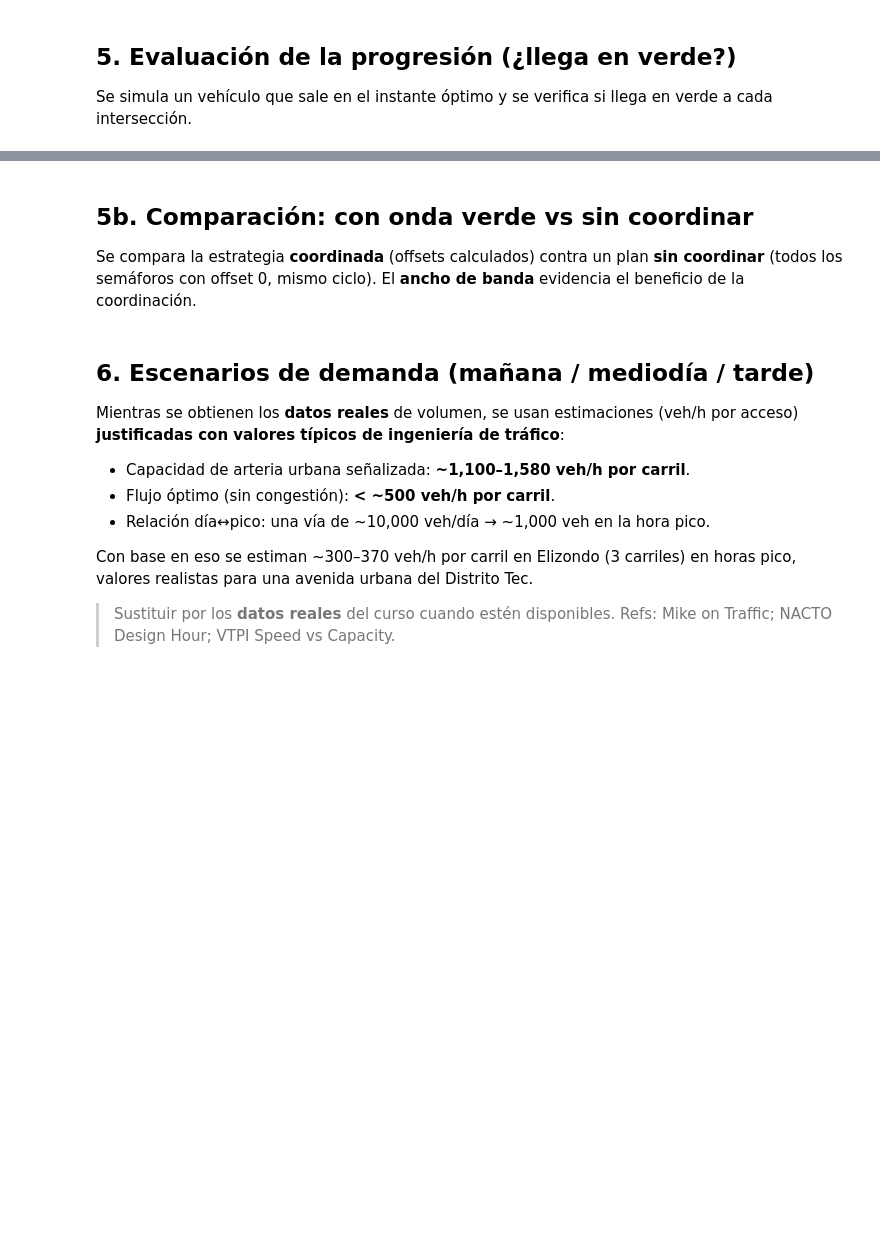
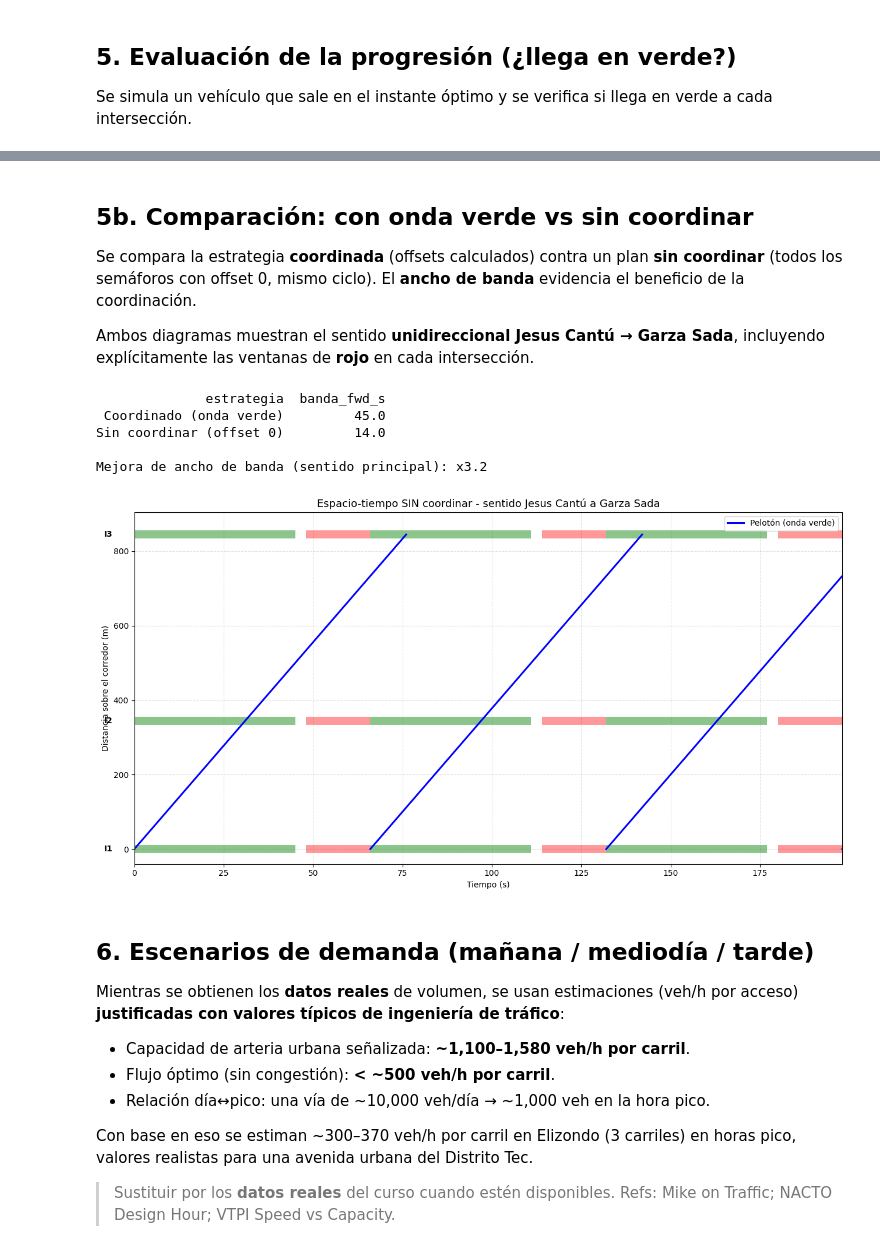
Before and after one commit to ernesovalle21/M4_Cruce, a Jupyter notebook: Analisis/OndaVerde_Elizondo.ipynb, the cells around one changed output, grey strips where cells are left out. Cells and saved outputs as stored; diff of their text form; code cells hidden in the pictures; blank space fills up the shorter version.

```diff
--- a/Analisis/OndaVerde_Elizondo.ipynb
+++ b/Analisis/OndaVerde_Elizondo.ipynb
@@ -197,33 +237,43 @@ print(f'\nProgresión en verde  fwd: {ev_f.llega_en_verde.mean():.0%} | rev: {ev
 Se compara la estrategia **coordinada** (offsets calculados) contra un plan **sin
 coordinar** (todos los semáforos con offset 0, mismo ciclo). El **ancho de banda**
 evidencia el beneficio de la coordinación.
+
+Ambos diagramas muestran el sentido **unidireccional Jesus Cantú → Garza Sada**,
+incluyendo explícitamente las ventanas de **rojo** en cada intersección.
 # %%
 zeros = [0.0] * len(d)
 
 def progresion_pct(offsets, fwd=True):
     start = 0 if fwd else len(d) - 1
     t0 = offsets[start]
     ok = 0
     for i in range(len(d)):
         arr = (t0 + abs(d[i] - d[start]) / v) % C
         if ((arr - offsets[i]) % C) <= verde + 1e-9: ok += 1
     return ok / len(d)
 
 comparacion = pd.DataFrame({
     'estrategia':  ['Coordinado (onda verde)', 'Sin coordinar (offset 0)'],
-    'banda_fwd_s': [round(ancho_de_banda(of,  d, v, C, verde), 1),
-                    round(ancho_de_banda(zeros, d, v, C, verde), 1)],
-    'banda_rev_s': [round(ancho_de_banda(orv, d, v, C, verde), 1),
-                    round(ancho_de_banda(zeros, d, v, C, verde), 1)],
+    'banda_fwd_s': [round(ancho_de_banda(of,    d, v, C, verde), 1),
+                    round(ancho_de_banda(zeros,  d, v, C, verde), 1)],
 })
 mejora = comparacion['banda_fwd_s'][0] / max(comparacion['banda_fwd_s'][1], 0.1)
 print(comparacion.to_string(index=False))
 print(f'\nMejora de ancho de banda (sentido principal): x{mejora:.1f}')
 
-# Diagrama espacio-tiempo SIN coordinar (offsets 0) para contraste visual
 inter_sc = intersections.copy()
 inter_sc['offset_fwd'] = 0.0
-diagrama_espacio_tiempo(inter_sc, C, verde, v, sentido='fwd', nombre='Espacio-tiempo SIN coordinar')
+diagrama_espacio_tiempo(
+    inter_sc, C, verde, v,
+    nombre='Espacio-tiempo SIN coordinar - sentido Jesus Cantú a Garza Sada'
+)
+# %% [output]
+              estrategia  banda_fwd_s
+ Coordinado (onda verde)         45.0
+Sin coordinar (offset 0)         14.0
+
+Mejora de ancho de banda (sentido principal): x3.2
+[figure, added]
 # %% [markdown]
 ## 6. Escenarios de demanda (mañana / mediodía / tarde)
 
```
Also changed, not shown: parts of 16 cells of this notebook.
